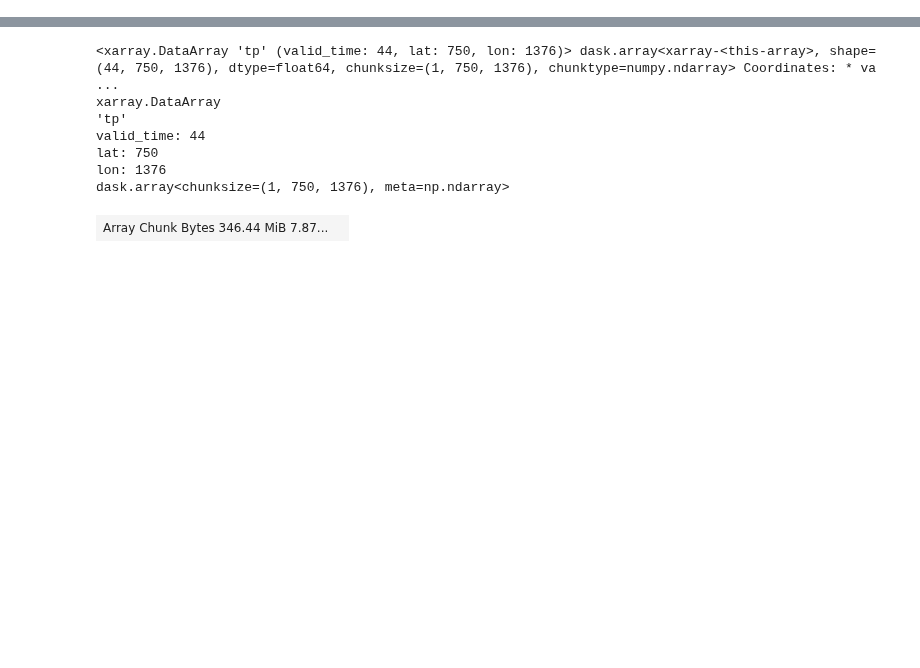
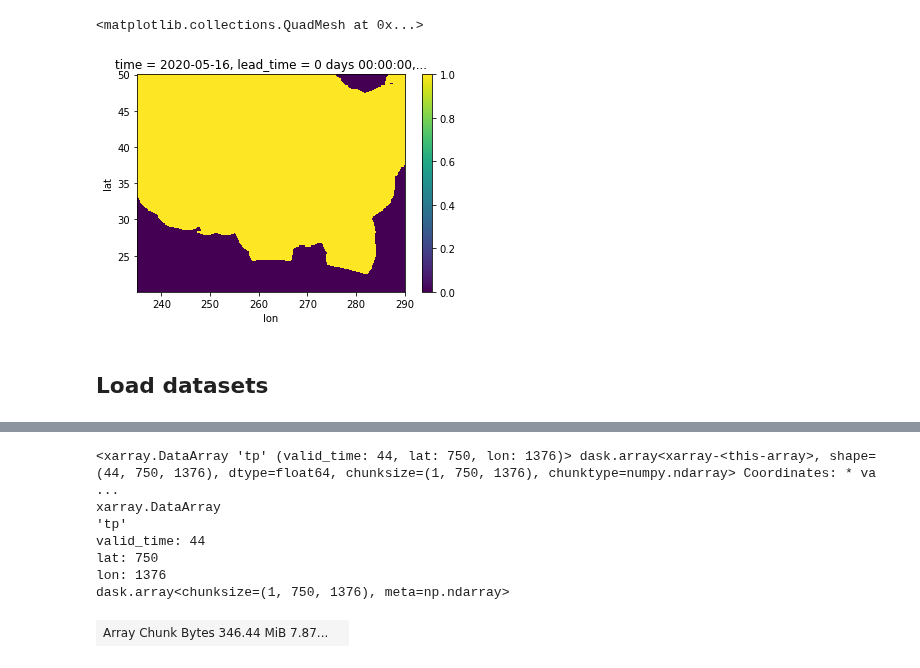
Before and after one commit to raspstephan/nwp-downscale, a Jupyter notebook: notebooks/18-Evaluation-Refactored.ipynb, the cells around one changed output, grey strips where cells are left out. Drawn from its saved outputs; the diff is of its cells as text; code cells hidden in the pictures; blank space fills up the shorter version.

```diff
--- a/notebooks/18-Evaluation-Refactored.ipynb
+++ b/notebooks/18-Evaluation-Refactored.ipynb
@@ -22,0 +34,11 @@ DATADRIVE = '/datadrive_ssd/'
+# %%
+hrrr_mask = np.isfinite(ds_regridded).tp.isel(init_time=0, lead_time=0)
+# %%
+rq = xr.open_dataarray(f'{DATADRIVE}/mrms/4km/RadarQuality.nc')
+mrms_mask = rq>-1
+mrms_mask = mrms_mask.assign_coords({
+    'lat': hrrr_mask.lat,
+    'lon': hrrr_mask.lon
+})
+# %%
+total_mask = mrms_mask * hrrr_mask
@@ -22,0 +47,9 @@ DATADRIVE = '/datadrive_ssd/'
+# %%
+total_mask = total_mask.assign_coords({'lat': interp.lat.values, 'lon': interp.lon.values})
+# %%
+total_mask.plot()
+# %% [output]
+<matplotlib.collections.QuadMesh at 0x...>
+[figure, added]
+# %% [markdown]
+## Load datasets
```
Also changed, not shown: parts of 46 cells of this notebook, 1 other file.
